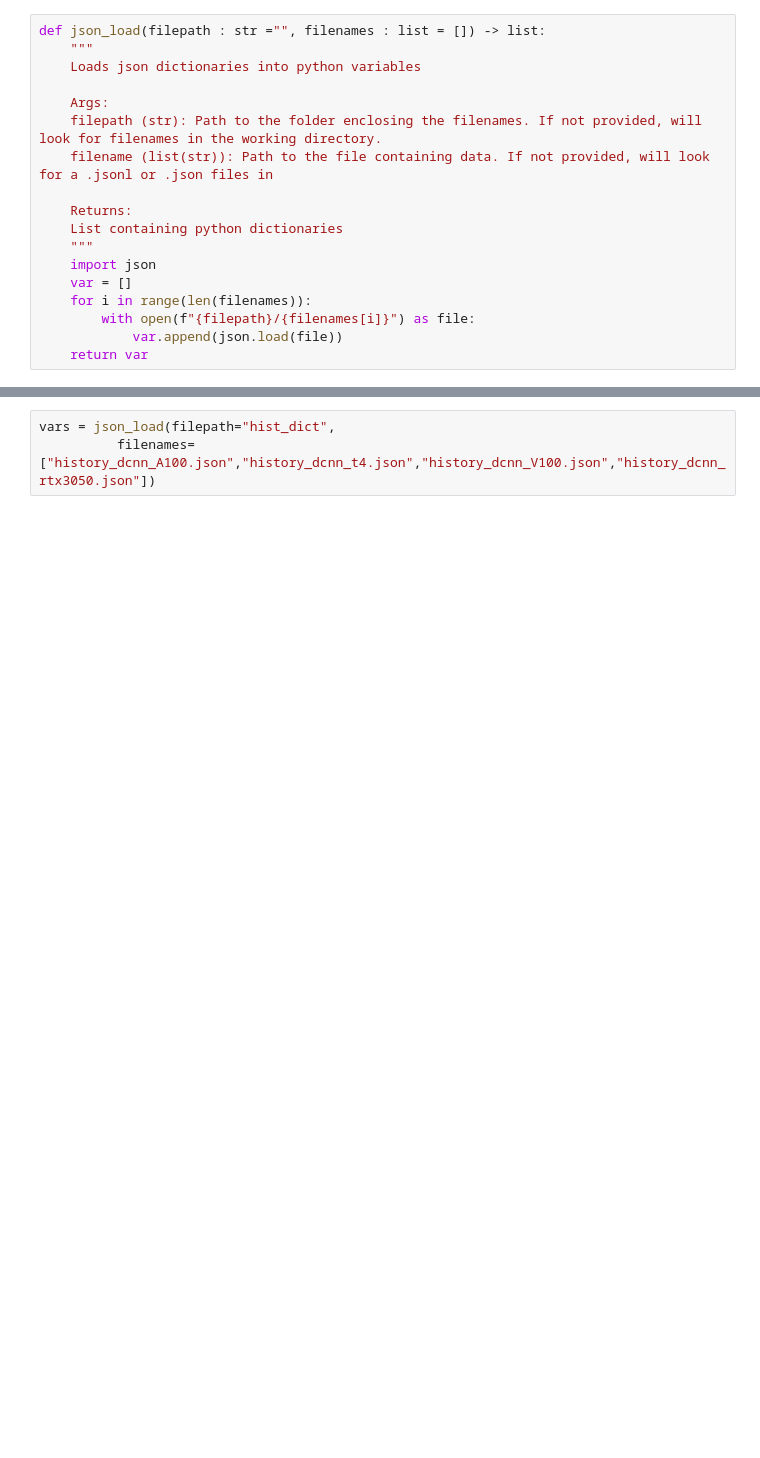
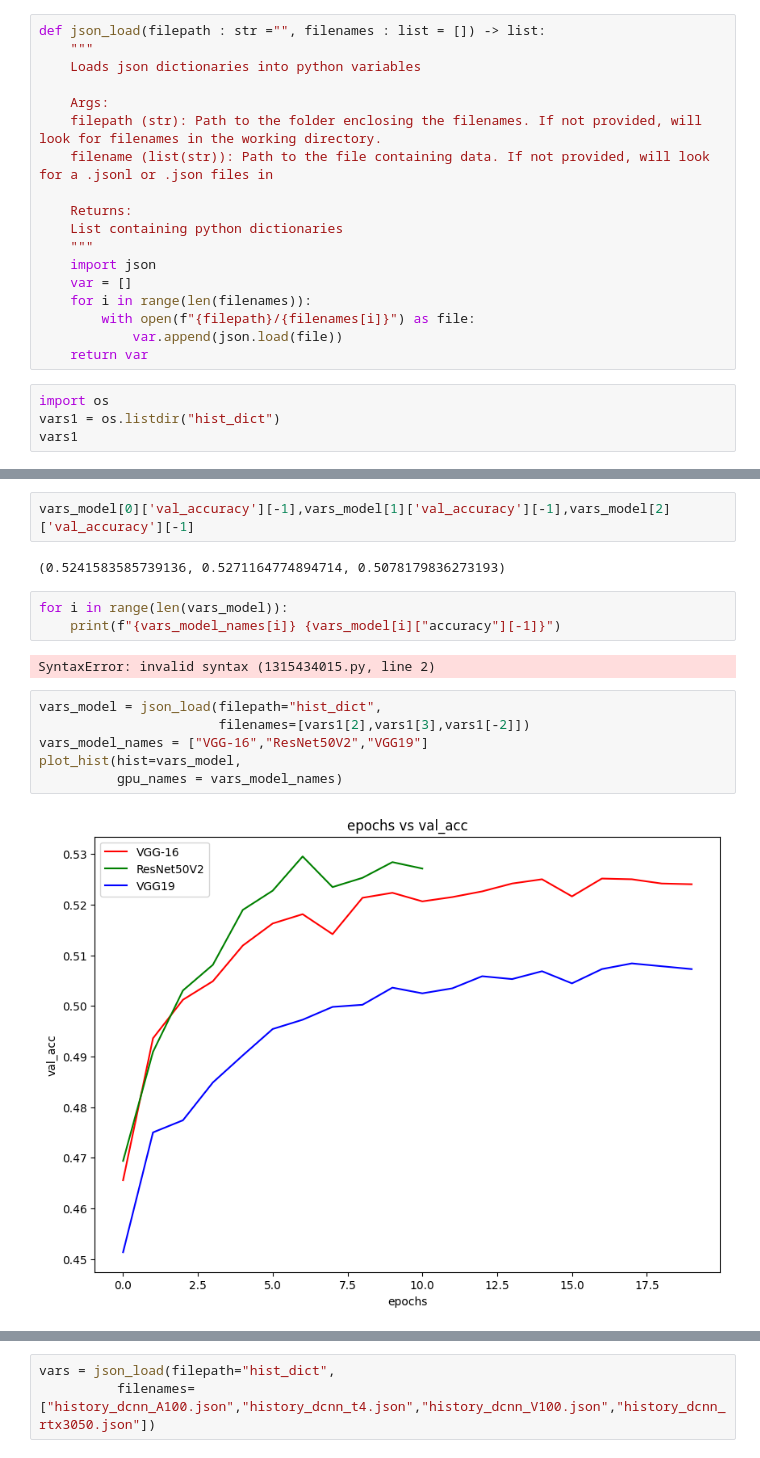
Before and after one commit to Ujjwal-Mk/IEEE, a Jupyter notebook: GPU_Plots.ipynb, the cells around one changed output, grey strips where cells are left out. Cells and saved outputs as stored; diff of their text form; blank space fills up the shorter version.

```diff
--- a/GPU_Plots.ipynb
+++ b/GPU_Plots.ipynb
@@ -157,3 +157,7 @@ def json_load(filepath : str ="", filenames : list = []) -> list:
         with open(f"{filepath}/{filenames[i]}") as file:
             var.append(json.load(file))
     return var
+# %%
+import os
+vars1 = os.listdir("hist_dict")
+vars1
@@ -159,0 +173,17 @@ def json_load(filepath : str ="", filenames : list = []) -> list:
+# %%
+vars_model[0]['val_accuracy'][-1],vars_model[1]['val_accuracy'][-1],vars_model[2]['val_accuracy'][-1]
+# %% [output]
+(0.5241583585739136, 0.5271164774894714, 0.5078179836273193)
+# %%
+for i in range(len(vars_model)):
+    print(f"{vars_model_names[i]} {vars_model[i]["accuracy"][-1]}")
+# %% [output]
+SyntaxError: invalid syntax (1315434015.py, line 2)
+# %%
+vars_model = json_load(filepath="hist_dict",
+                       filenames=[vars1[2],vars1[3],vars1[-2]])
+vars_model_names = ["VGG-16","ResNet50V2","VGG19"]
+plot_hist(hist=vars_model,
+          gpu_names = vars_model_names)
+# %% [output]
+[figure, added]
```
Also changed, not shown: parts of 4 cells of this notebook, 1 other file.
